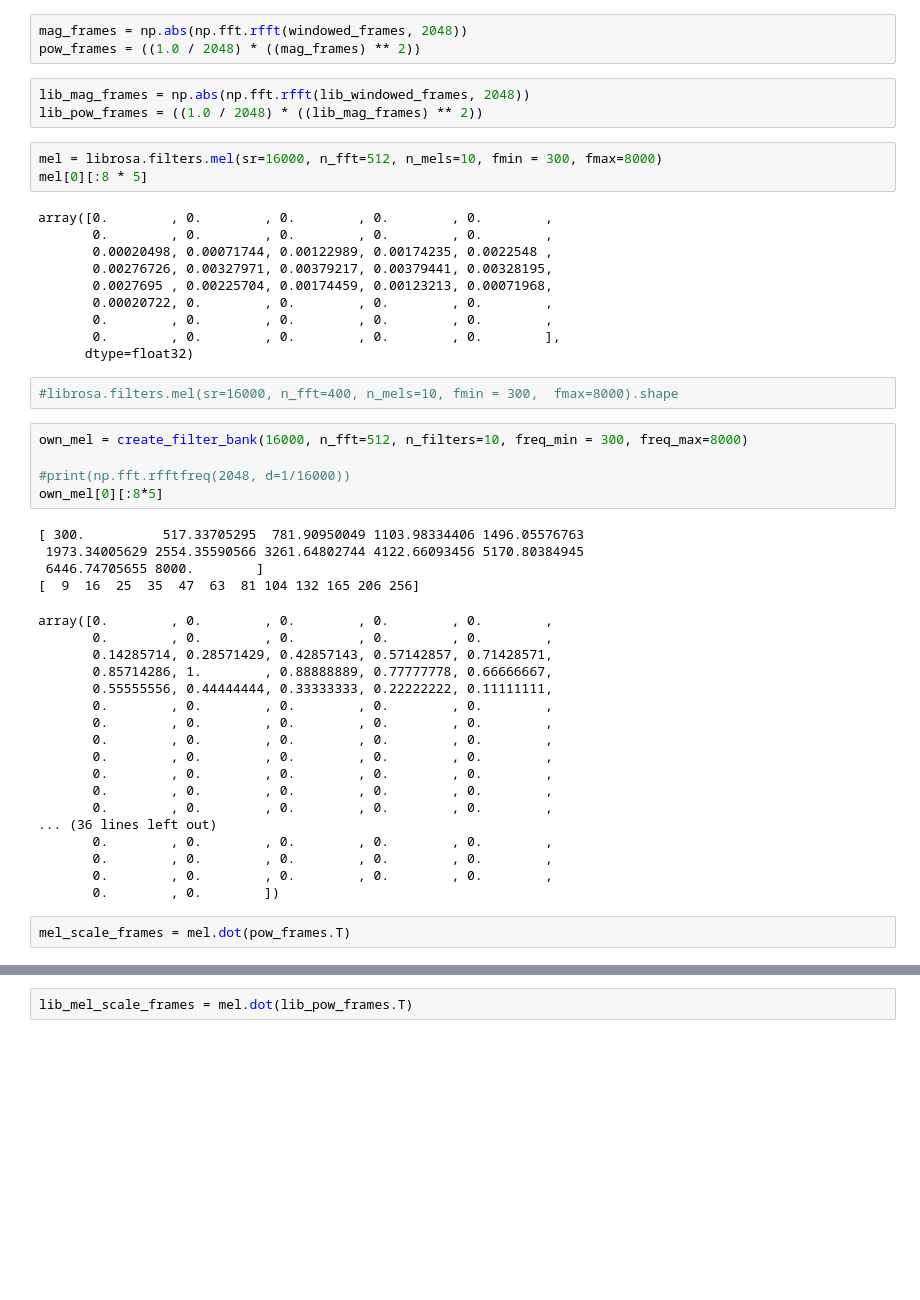
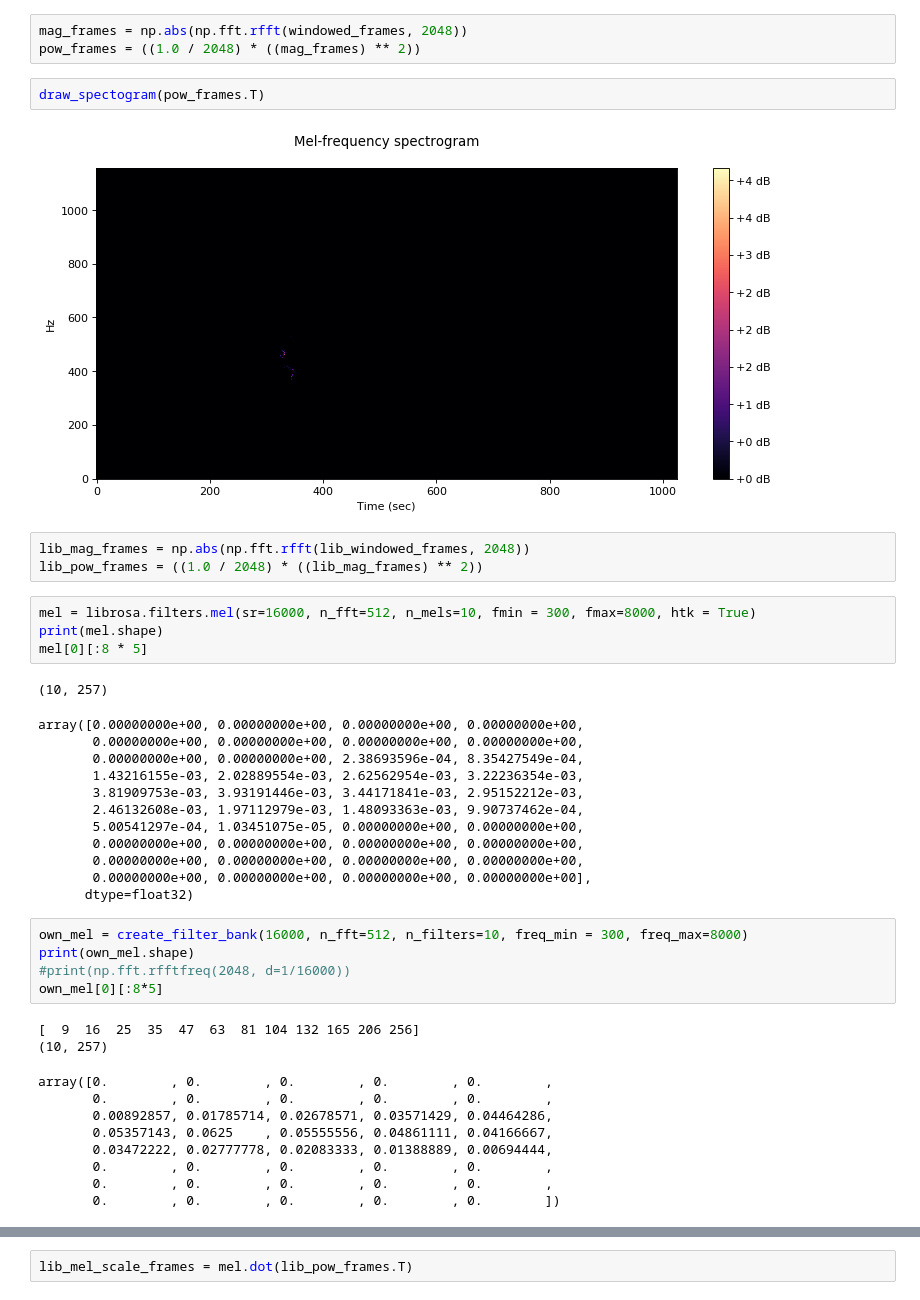
Before and after one commit to AlxSp/songbird, a Jupyter notebook: audio_test.ipynb, the cells around one changed output, grey strips where cells are left out. Saved outputs shown, nothing was run; the diff lists cells and outputs as text; blank space fills up the shorter version.

```diff
--- a/audio_test.ipynb
+++ b/audio_test.ipynb
@@ -127,50 +106,43 @@ lib_windowed_frames = lib_frames * np.hanning(window_size)
 # %%
 mag_frames = np.abs(np.fft.rfft(windowed_frames, 2048))
 pow_frames = ((1.0 / 2048) * ((mag_frames) ** 2))
+# %%
+draw_spectogram(pow_frames.T)
+# %% [output]
+[figure, added]
 # %%
 lib_mag_frames = np.abs(np.fft.rfft(lib_windowed_frames, 2048))
 lib_pow_frames = ((1.0 / 2048) * ((lib_mag_frames) ** 2))
 # %%
-mel = librosa.filters.mel(sr=16000, n_fft=512, n_mels=10, fmin = 300, fmax=8000)
+mel = librosa.filters.mel(sr=16000, n_fft=512, n_mels=10, fmin = 300, fmax=8000, htk = True)
+print(mel.shape)
 mel[0][:8 * 5]
 # %% [output]
-array([0.        , 0.        , 0.        , 0.        , 0.        ,
-       0.        , 0.        , 0.        , 0.        , 0.        ,
-       0.00020498, 0.00071744, 0.00122989, 0.00174235, 0.0022548 ,
-       0.00276726, 0.00327971, 0.00379217, 0.00379441, 0.00328195,
-       0.0027695 , 0.00225704, 0.00174459, 0.00123213, 0.00071968,
-       0.00020722, 0.        , 0.        , 0.        , 0.        ,
-       0.        , 0.        , 0.        , 0.        , 0.        ,
-       0.        , 0.        , 0.        , 0.        , 0.        ],
-      dtype=float32)
+(10, 257)
+array([0.00000000e+00, 0.00000000e+00, 0.00000000e+00, 0.00000000e+00,
+       0.00000000e+00, 0.00000000e+00, 0.00000000e+00, 0.00000000e+00,
+       0.00000000e+00, 0.00000000e+00, 2.38693596e-04, 8.35427549e-04,
+       1.43216155e-03, 2.02889554e-03, 2.62562954e-03, 3.22236354e-03,
+       3.81909753e-03, 3.93191446e-03, 3.44171841e-03, 2.95152212e-03,
+       2.46132608e-03, 1.97112979e-03, 1.48093363e-03, 9.90737462e-04,
+       5.00541297e-04, 1.03451075e-05, 0.00000000e+00, 0.00000000e+00,
+       0.00000000e+00, 0.00000000e+00, 0.00000000e+00, 0.00000000e+00,
+       0.00000000e+00, 0.00000000e+00, 0.00000000e+00, 0.00000000e+00,
+       0.00000000e+00, 0.00000000e+00, 0.00000000e+00, 0.00000000e+00],
+      dtype=float32)
-# %%
-#librosa.filters.mel(sr=16000, n_fft=400, n_mels=10, fmin = 300,  fmax=8000).shape
 # %%
 own_mel = create_filter_bank(16000, n_fft=512, n_filters=10, freq_min = 300, freq_max=8000)
-
+print(own_mel.shape)
 #print(np.fft.rfftfreq(2048, d=1/16000))
 own_mel[0][:8*5]
 # %% [output]
-[ 300.          517.33705295  781.90950049 1103.98334406 1496.05576763
- 1973.34005629 2554.35590566 3261.64802744 4122.66093456 5170.80384945
- 6446.74705655 8000.        ]
 [  9  16  25  35  47  63  81 104 132 165 206 256]
+(10, 257)
 array([0.        , 0.        , 0.        , 0.        , 0.        ,
        0.        , 0.        , 0.        , 0.        , 0.        ,
-       0.14285714, 0.28571429, 0.42857143, 0.57142857, 0.71428571,
-       0.85714286, 1.        , 0.88888889, 0.77777778, 0.66666667,
-       0.55555556, 0.44444444, 0.33333333, 0.22222222, 0.11111111,
+       0.00892857, 0.01785714, 0.02678571, 0.03571429, 0.04464286,
+       0.05357143, 0.0625    , 0.05555556, 0.04861111, 0.04166667,
+       0.03472222, 0.02777778, 0.02083333, 0.01388889, 0.00694444,
        0.        , 0.        , 0.        , 0.        , 0.        ,
        0.        , 0.        , 0.        , 0.        , 0.        ,
-       0.        , 0.        , 0.        , 0.        , 0.        ,
-       0.        , 0.        , 0.        , 0.        , 0.        ,
-       0.        , 0.        , 0.        , 0.        , 0.        ,
-       0.        , 0.        , 0.        , 0.        , 0.        ,
-       0.        , 0.        , 0.        , 0.        , 0.        ,
-... (36 lines left out)
-       0.        , 0.        , 0.        , 0.        , 0.        ,
-       0.        , 0.        , 0.        , 0.        , 0.        ,
-       0.        , 0.        , 0.        , 0.        , 0.        ,
-       0.        , 0.        ])
+       0.        , 0.        , 0.        , 0.        , 0.        ])
-# %%
-mel_scale_frames = mel.dot(pow_frames.T)
```
Also changed, not shown: parts of 15 cells of this notebook, 4 other files.
